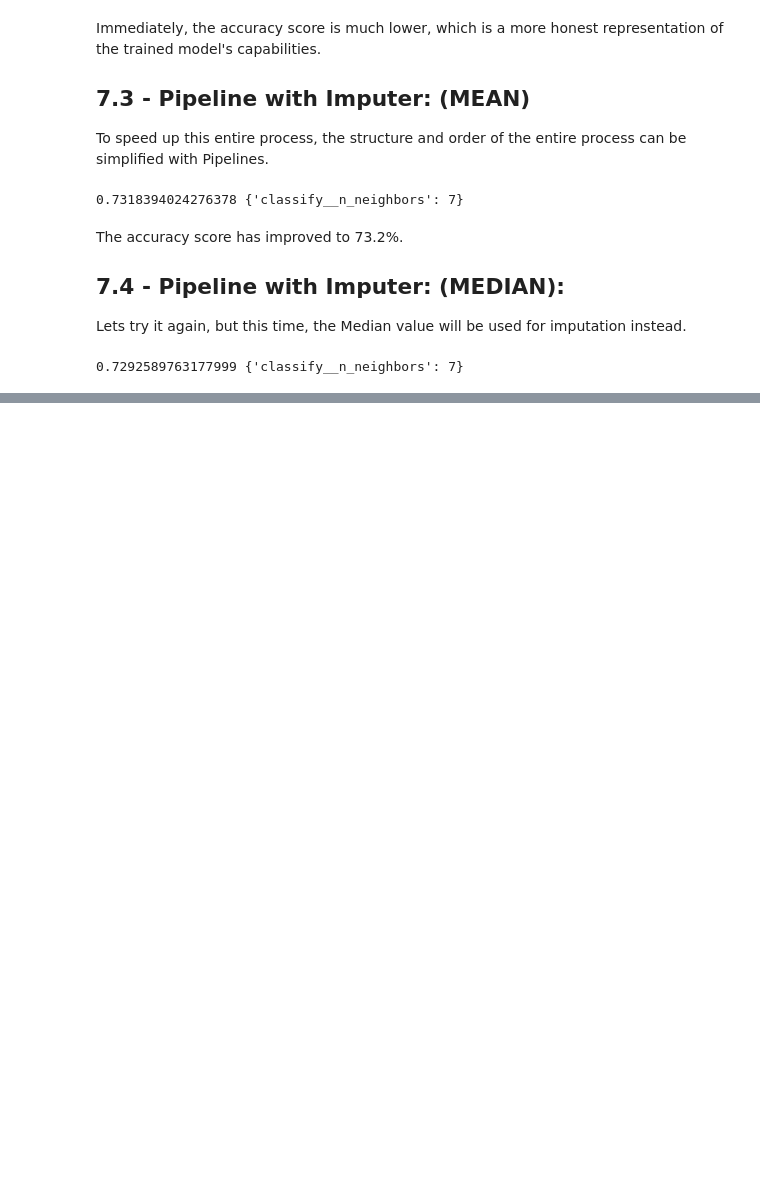
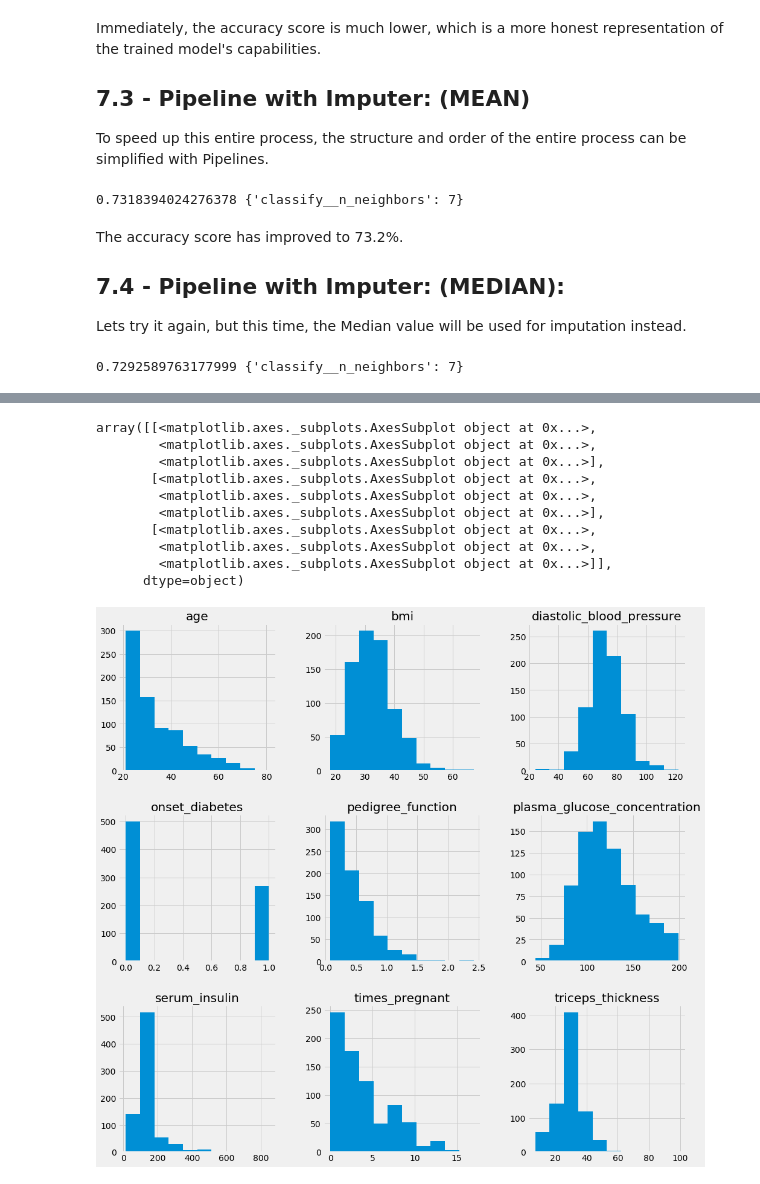
Before and after one commit to ylee9107/FeatureEngineering_myLearning, a Jupyter notebook: 1 - Feature Improvements/Feature Improvement.ipynb, the cells around one changed output, grey strips where cells are left out. Saved outputs shown, nothing was run; the diff lists cells and outputs as text; code cells hidden in the pictures; blank space fills up the shorter version.

```diff
--- a/1 - Feature Improvements/Feature Improvement.ipynb
+++ b/1 - Feature Improvements/Feature Improvement.ipynb
@@ -856,0 +868,22 @@ The model did not achieve a better score at 72.9%.
+# %%
+# Instantiate the SimpleImputer:
+impute = SimpleImputer(strategy = 'mean')
+
+# Define a new DataFrame:
+pima_imputed_mean = pd.DataFrame(data = impute.fit_transform(pima_diabetes_dat),
+                                 columns = col_names)
+
+# Plot the Histograms:
+pima_imputed_mean.hist(figsize = (15,15))
+# %% [output]
+array([[<matplotlib.axes._subplots.AxesSubplot object at 0x...>,
+        <matplotlib.axes._subplots.AxesSubplot object at 0x...>,
+        <matplotlib.axes._subplots.AxesSubplot object at 0x...>],
+       [<matplotlib.axes._subplots.AxesSubplot object at 0x...>,
+        <matplotlib.axes._subplots.AxesSubplot object at 0x...>,
+        <matplotlib.axes._subplots.AxesSubplot object at 0x...>],
+       [<matplotlib.axes._subplots.AxesSubplot object at 0x...>,
+        <matplotlib.axes._subplots.AxesSubplot object at 0x...>,
+        <matplotlib.axes._subplots.AxesSubplot object at 0x...>]],
+      dtype=object)
+[figure, added]
```
Also changed, not shown: parts of 28 cells of this notebook.
